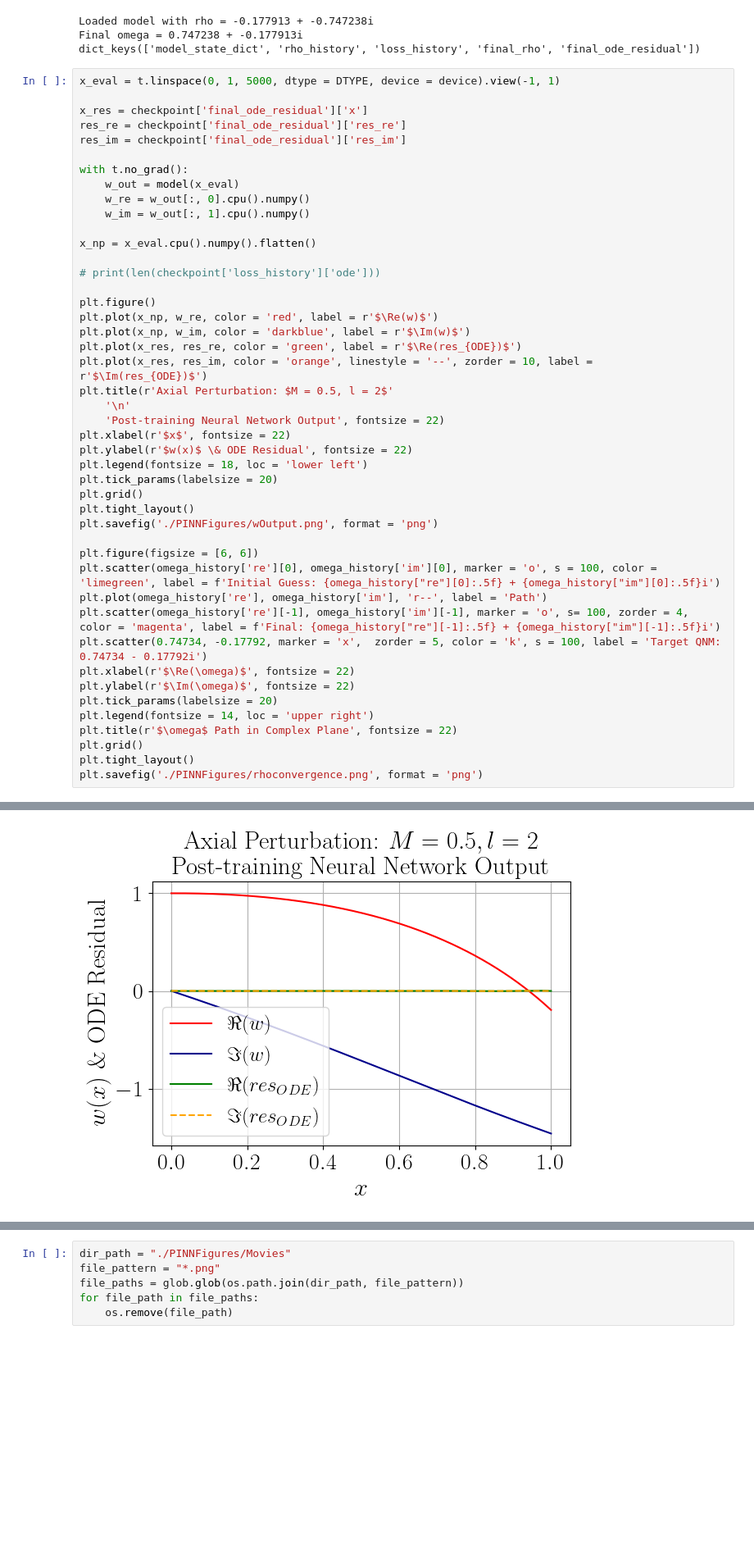
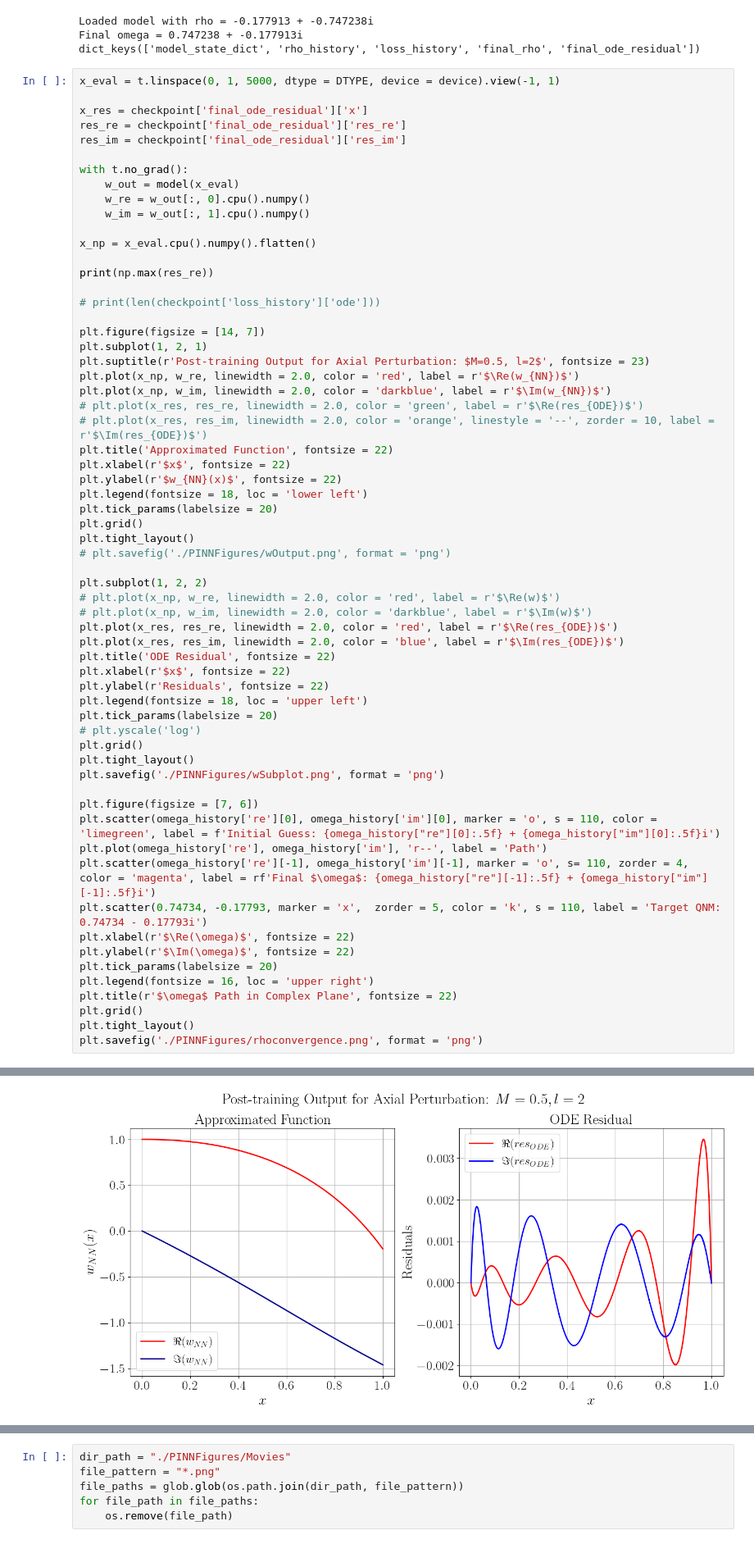
Before and after one commit to dakeerie/MSci-Project, a Jupyter notebook: Load.ipynb, the cells around one changed output, grey strips where cells are left out. Shown at 82% size. Saved outputs shown, nothing was run; the diff lists cells and outputs as text; blank space fills up the shorter version.

```diff
--- a/Load.ipynb
+++ b/Load.ipynb
@@ -95,33 +95,50 @@ with t.no_grad():
 
 x_np = x_eval.cpu().numpy().flatten()
 
+print(np.max(res_re))
+
 # print(len(checkpoint['loss_history']['ode']))
 
-plt.figure()
-plt.plot(x_np, w_re, color = 'red', label = r'$\Re(w)$')
-plt.plot(x_np, w_im, color = 'darkblue', label = r'$\Im(w)$')
-plt.plot(x_res, res_re, color = 'green', label = r'$\Re(res_{ODE})$')
-plt.plot(x_res, res_im, color = 'orange', linestyle = '--', zorder = 10, label = r'$\Im(res_{ODE})$')
-plt.title(r'Axial Perturbation: $M = 0.5, l = 2$'
-    '\n'
-    'Post-training Neural Network Output', fontsize = 22)
+plt.figure(figsize = [14, 7])
+plt.subplot(1, 2, 1)
+plt.suptitle(r'Post-training Output for Axial Perturbation: $M=0.5, l=2$', fontsize = 23)
+plt.plot(x_np, w_re, linewidth = 2.0, color = 'red', label = r'$\Re(w_{NN})$')
+plt.plot(x_np, w_im, linewidth = 2.0, color = 'darkblue', label = r'$\Im(w_{NN})$')
+# plt.plot(x_res, res_re, linewidth = 2.0, color = 'green', label = r'$\Re(res_{ODE})$')
+# plt.plot(x_res, res_im, linewidth = 2.0, color = 'orange', linestyle = '--', zorder = 10, label = r'$\Im(res_{ODE})$')
+plt.title('Approximated Function', fontsize = 22)
 plt.xlabel(r'$x$', fontsize = 22)
-plt.ylabel(r'$w(x)$ \& ODE Residual', fontsize = 22)
+plt.ylabel(r'$w_{NN}(x)$', fontsize = 22)
 plt.legend(fontsize = 18, loc = 'lower left')
 plt.tick_params(labelsize = 20)
 plt.grid()
 plt.tight_layout()
-plt.savefig('./PINNFigures/wOutput.png', format = 'png')
+# plt.savefig('./PINNFigures/wOutput.png', format = 'png')
 
-plt.figure(figsize = [6, 6])
-plt.scatter(omega_history['re'][0], omega_history['im'][0], marker = 'o', s = 100, color = 'limegreen', label = f'Initial Guess: {omega_history["re"][0]:.5f} + {omega_history["im"][0]:.5f}i')
+plt.subplot(1, 2, 2)
+# plt.plot(x_np, w_re, linewidth = 2.0, color = 'red', label = r'$\Re(w)$')
+# plt.plot(x_np, w_im, linewidth = 2.0, color = 'darkblue', label = r'$\Im(w)$')
+plt.plot(x_res, res_re, linewidth = 2.0, color = 'red', label = r'$\Re(res_{ODE})$')
+plt.plot(x_res, res_im, linewidth = 2.0, color = 'blue', label = r'$\Im(res_{ODE})$')
+plt.title('ODE Residual', fontsize = 22)
+plt.xlabel(r'$x$', fontsize = 22)
+plt.ylabel(r'Residuals', fontsize = 22)
+plt.legend(fontsize = 18, loc = 'upper left')
+plt.tick_params(labelsize = 20)
+# plt.yscale('log')
+plt.grid()
+plt.tight_layout()
+plt.savefig('./PINNFigures/wSubplot.png', format = 'png')
+
+plt.figure(figsize = [7, 6])
+plt.scatter(omega_history['re'][0], omega_history['im'][0], marker = 'o', s = 110, color = 'limegreen', label = f'Initial Guess: {omega_history["re"][0]:.5f} + {omega_history["im"][0]:.5f}i')
 plt.plot(omega_history['re'], omega_history['im'], 'r--', label = 'Path')
-plt.scatter(omega_history['re'][-1], omega_history['im'][-1], marker = 'o', s= 100, zorder = 4, color = 'magenta', label = f'Final: {omega_history["re"][-1]:.5f} + {omega_history["im"][-1]:.5f}i')
-plt.scatter(0.74734, -0.17792, marker = 'x',  zorder = 5, color = 'k', s = 100, label = 'Target QNM: 0.74734 - 0.17792i')
+plt.scatter(omega_history['re'][-1], omega_history['im'][-1], marker = 'o', s= 110, zorder = 4, color = 'magenta', label = rf'Final $\omega$: {omega_history["re"][-1]:.5f} + {omega_history["im"][-1]:.5f}i')
+plt.scatter(0.74734, -0.17793, marker = 'x',  zorder = 5, color = 'k', s = 110, label = 'Target QNM: 0.74734 - 0.17793i')
 plt.xlabel(r'$\Re(\omega)$', fontsize = 22)
 plt.ylabel(r'$\Im(\omega)$', fontsize = 22)
 plt.tick_params(labelsize = 20)
-plt.legend(fontsize = 14, loc = 'upper right')
+plt.legend(fontsize = 16, loc = 'upper right')
 plt.title(r'$\omega$ Path in Complex Plane', fontsize = 22)
 plt.grid()
 plt.tight_layout()
@@ -130 +148 @@ plt.savefig('./PINNFigures/rhoconvergence.png', format = 'png')
-[figure, old version]
+[figure, new version]
```
Also changed, not shown: parts of 5 cells of this notebook.
